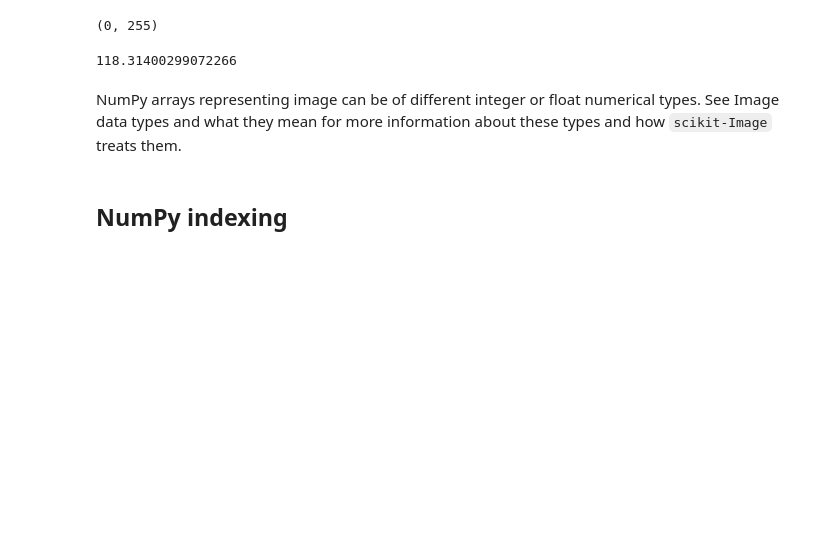
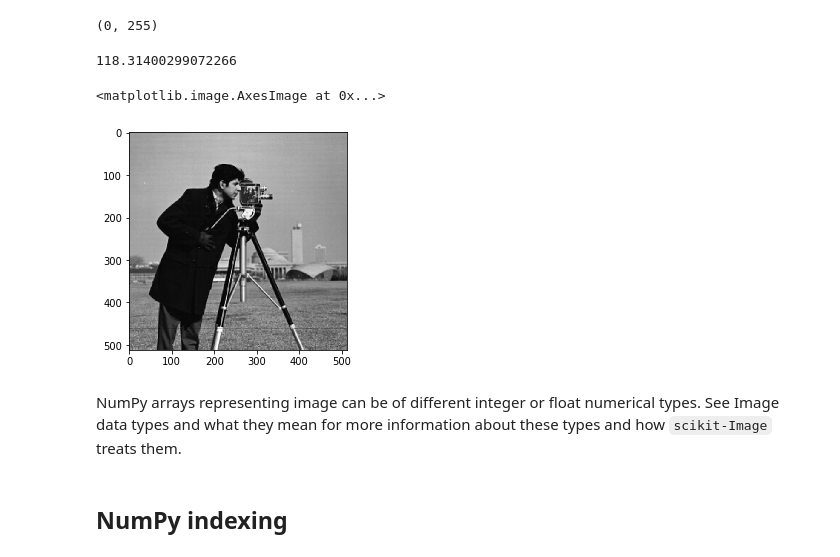
Before and after one commit to UlrikeBoehm/skimage_training, a Jupyter notebook: notebooks/2_Numpy_for_Images.ipynb, the cells around one changed output. Cells and saved outputs as stored; diff of their text form; code cells hidden in the pictures; blank space fills up the shorter version.

```diff
--- a/notebooks/2_Numpy_for_Images.ipynb
+++ b/notebooks/2_Numpy_for_Images.ipynb
@@ -30,6 +31,12 @@ camera.min(), camera.max()
 camera.mean()
 # %% [output]
 118.31400299072266
+# %%
+plt.gray()
+plt.imshow(camera)
+# %% [output]
+<matplotlib.image.AxesImage at 0x...>
+[figure, added]
 # %% [markdown]
 NumPy arrays representing image can be of different integer or float numerical types. See Image data types and what they mean for more information about these types and how `scikit-Image` treats them.
 # %% [markdown]
```
Also changed, not shown: parts of 11 cells of this notebook.
